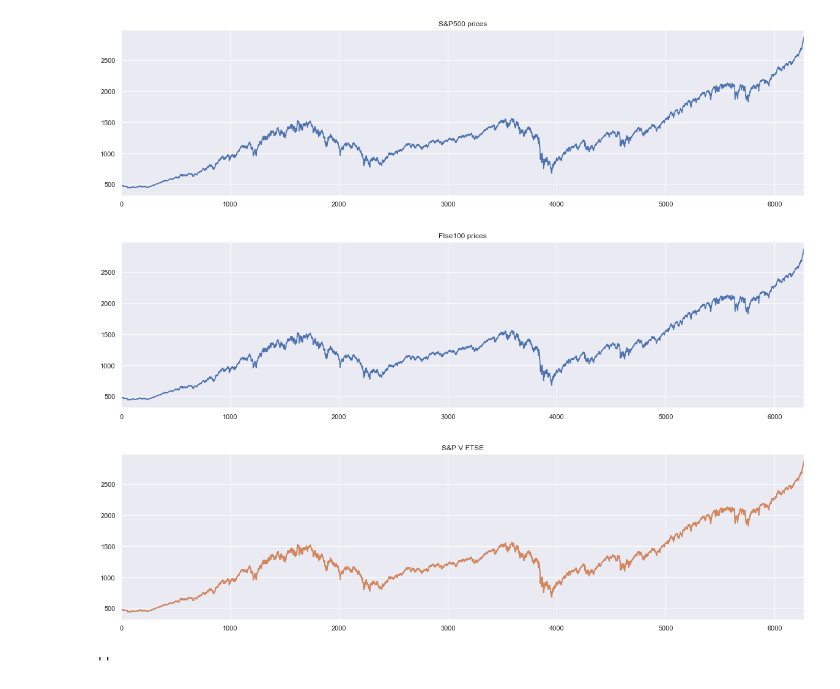
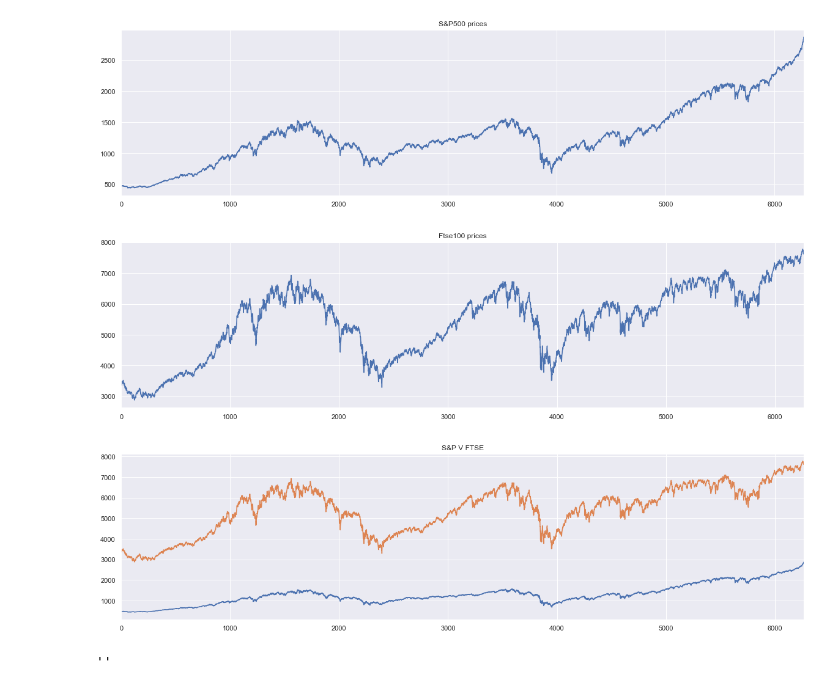
Before and after one commit to vishaldubey180/time-series-analysis-with-python, a Jupyter notebook: Introduction to time series .ipynb, the cells around one changed output. Saved outputs shown, nothing was run; the diff lists cells and outputs as text; code cells hidden in the pictures.

```diff
--- a/Introduction to time series .ipynb
+++ b/Introduction to time series .ipynb
@@ -230,19 +230,19 @@ plt.show()
 # %% [output]
 [figure]
 # %%
-df_complete.spx.plot(figsize = (20,5), title = "Ftse100 prices")
+df_complete.ftse.plot(figsize = (20,5), title = "Ftse100 prices")
 plt.show()
 # %% [output]
-[figure, old version]
+[figure, new version]
 # %%
 # to compare them we can plot both on same cell
 # %%
 df_complete.spx.plot(figsize = (20,5), title = "S&P500 prices")
-df_complete.spx.plot(figsize = (20,5), title = "Ftse100 prices")
+df_complete.ftse.plot(figsize = (20,5), title = "Ftse100 prices")
 plt.title("S&P V FTSE")
 plt.show()
 # %% [output]
-[figure, old version]
+[figure, new version]
 # %%
 # %% [output]
 ''
```
